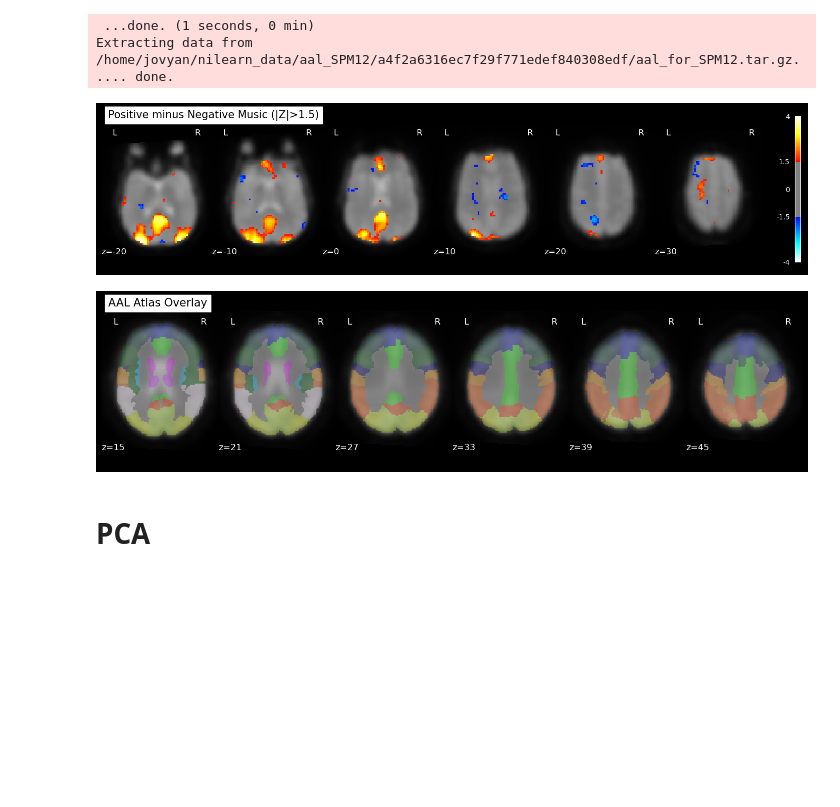
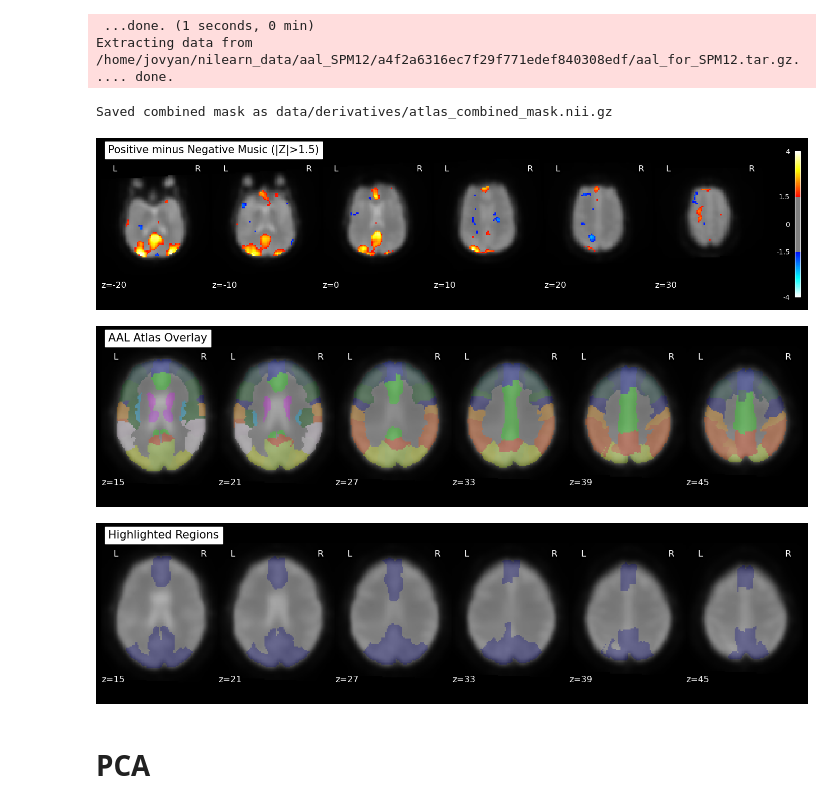
Before and after one commit to gdederichs/NSSP_project_1, a Jupyter notebook: results.ipynb, the cells around one changed output. Saved outputs shown, nothing was run; the diff lists cells and outputs as text; code cells hidden in the pictures; blank space fills up the shorter version.

```diff
--- a/results.ipynb
+++ b/results.ipynb
@@ -342,8 +263,7 @@ frame_times = np.arange(n_scans) * tr
 # %% [markdown]
 ## Design matrix
 # %%
-from GLM import reg_motion
-
+# Take into account motion outliers based on the FD threshold
 motion_outliers = np.where(FD_thr)[0]
 new_regs, new_reg_names = reg_motion(motion_outliers, n_scans)
 
@@ -353,8 +273,7 @@ design = make_first_level_design_matrix(frame_times = frame_times,
                                         drift_model="cosine",
                                         high_pass = .01,
                                         add_regs = new_regs.T,
-                                        add_reg_names = new_reg_names,
-                                       )
+                                        add_reg_names = new_reg_names)
 
 plot_design_matrix(design,rescale=False, output_file = op.join(deriv_path, 'design_matrix.jpg'))
 plot_design_matrix(design, rescale=True)
@@ -376,25 +295,24 @@ fmri_glm = fmri_glm.fit(fmri_img, design_matrices=[design])
 to_show = [x for x in np.arange(-30,40,10)]
 z_threshold = 1.5
 # %%
-from GLM import get_conditions_of_interest
 # Define keys to filter conditions of interest
 keys_to_keep = ['positive_music', 'negative_music', 'tones', 'response']
-
 conditions_of_interest = get_conditions_of_interest(design, keys_to_keep)
 
+# Show statistical maps of regressors of interest
 betas_zmap = op.join(preproc_path,'betas_zmap')
 mkdir_no_exist(betas_zmap)
 
 cluster_size = 1 #number of voxels for a cluster to be kept
 fdr_rate = 0.05 # alpha = 5%
 
-mean_img_ = mean_img(fmri_img),
+mean_img = mean_img(fmri_img)
 fig, axs = plt.subplots(len(conditions_of_interest), 1, figsize=(20,14))
 for i, (key,value) in enumerate(conditions_of_interest.items()):
     z_map = fmri_glm.compute_contrast(value, output_type='z_score')
 
     plot_stat_map(z_map,
-                  bg_img=mean_img_[0],
+                  bg_img=mean_img,
                   threshold=z_threshold,
                   display_mode='z',
                   cut_coords=to_show,
@@ -439,7 +357,7 @@ plt.show()
 atlas_path = "data/derivatives/atlas_template.nii"
 fMRI_MNI_path = op.join(preproc_path,"sub-control01/func/sub-control01_task-music_run-all_bold_moco_MNI.nii")
 
-aal_atlas, atlas_img, fMRI_MNI = atlas_fMRI_MNI(fmri_img, atlas_path, fMRI_MNI_path)
+atlas_img, fMRI_MNI = atlas_fMRI_MNI(fmri_img, atlas_path, fMRI_MNI_path, preproc_path)
 # %% [output]
 Added README.md to /home/jovyan/nilearn_data
 
@@ -449,27 +367,3 @@ Dataset created in /home/jovyan/nilearn_data/aal_SPM12
 Downloading data from https://www.gin.cnrs.fr/AAL_files/aal_for_SPM12.tar.gz ...
  ...done. (1 seconds, 0 min)
 Extracting data from /home/jovyan/nilearn_data/aal_SPM12/a4f2a6316ec7f29f771edef840308edf/aal_for_SPM12.tar.gz..... done.
-# %%
-mean_img_test = nib.load(op.join(preproc_path,"sub-control01/func/sub-control01_task-music_run-all_bold_moco_resampled.nii"))
-
-plot_stat_map(z_map,
-              bg_img=mean_img_test,
-              threshold=z_threshold,
-              display_mode='z',
-              cut_coords=[z for z in np.arange(-20,40,10)],
-              black_bg=True,
-              title='Positive minus Negative Music (|Z|>{})'.format(z_threshold))
-
-plot_roi(atlas_img,
-         bg_img=fMRI_MNI,
-          display_mode='z',
-          cut_coords=[z for z in np.arange(15,50,6)],
-          alpha=0.3,
-          title="AAL Atlas Overlay",
-          # output_file = op.join(deriv_path,"contrast_ROI"),
-        )
-
-plt.show()
-# %% [output]
-[figure, removed]
-[figure, removed]
@@ -476,3 +372,40 @@ plt.show()
+# %%
+# List of labels corresponding to regions of interest
+mask_values = [6301, 6302, 5001, 5002, 5011, 5012, 5101, 5102, 5201, 5202, 4021, 4022, 2601, 2602, 4001, 4002]
+combined_mask_name = "data/derivatives/atlas_combined_mask.nii.gz"
+
+make_combined_mask_from_aal(atlas_img, mask_values, combined_mask_name)
+
+mean_img = mean_img(fmri_img)
+plot_stat_map(z_map,
+              bg_img=mean_img,
+              threshold=z_threshold,
+              display_mode='z',
+              cut_coords=[z for z in np.arange(-20,40,10)],
+              black_bg=True,
+              title='Positive minus Negative Music (|Z|>{})'.format(z_threshold))
+
+# Since images are not coregistered, we looked for similar z axis
+plot_roi(atlas_img,
+        bg_img=fMRI_MNI,
+        display_mode='z',
+        cut_coords=[z for z in np.arange(15,50,6)],
+        alpha=0.3,
+        title="AAL Atlas Overlay")
+
+plot_roi(combined_mask_name,
+        bg_img=fMRI_MNI,
+        display_mode='z',
+        cut_coords=[z for z in np.arange(15, 50, 6)],
+        alpha=0.3,
+        title="Highlighted Regions")
+
+plt.show()
+# %% [output]
+Saved combined mask as data/derivatives/atlas_combined_mask.nii.gz
+[figure, added]
+[figure, added]
+[figure, added]
 # %% [markdown]
 # PCA
 # %%
```
Also changed, not shown: parts of 34 cells of this notebook, 3 other files.
